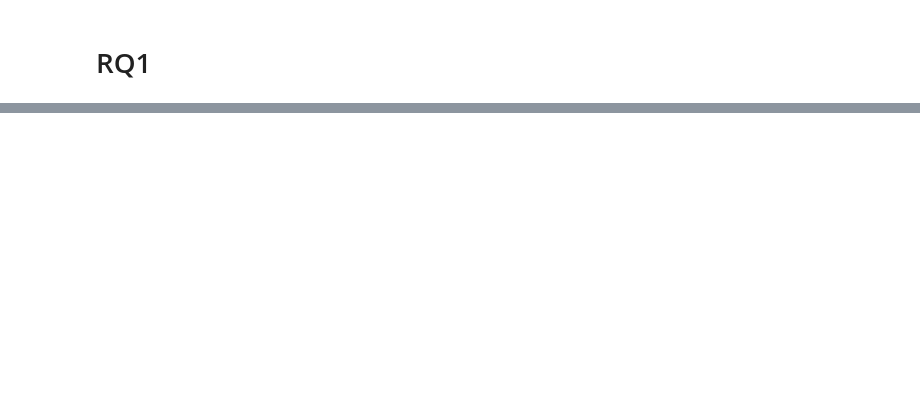
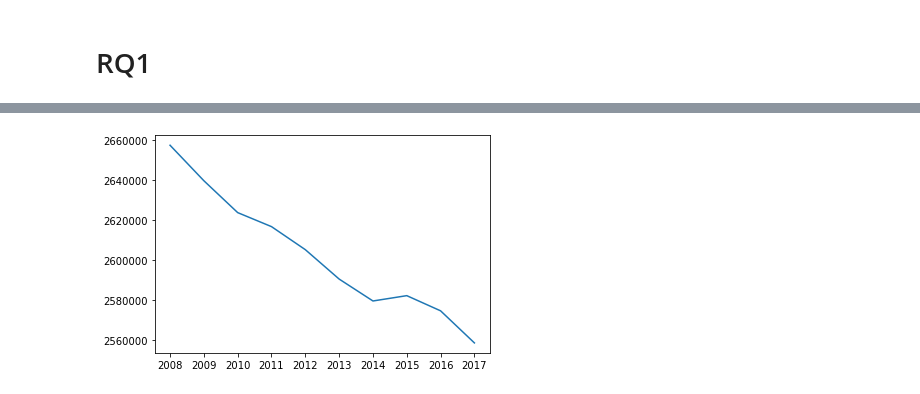
Before and after one commit to epfl-ada/ada-2021-project-hoja, a Jupyter notebook: Milestone_2.ipynb, the cells around one changed output, grey strips where cells are left out. Cells and saved outputs as stored; diff of their text form; code cells hidden in the pictures; blank space fills up the shorter version.

Commit message:
RQ2 plots

```diff
--- a/Milestone_2.ipynb
+++ b/Milestone_2.ipynb
@@ -162,0 +294,17 @@ deaths_by_category.plot_stacked_areas("Percentage deaths", "Percentage of deaths
+# %%
+def plot_ACTUAL_death_per_year(death_cause, df, x_label, y_label, title, year_list = [2008,2009,2010,2011,2012,2013,2014,2015,2016,2017]):
+
+  occurences = list()
+  for year in year_list:
+    occurences.append(df.loc[df['Year'] == year][death_cause].values)
+
+  plt.plot(year_list, occurences)
+  #plt.title(title + death_cause)
+  #plt.xlabel(x_label)
+  #plt.ylabel(y_label)
+  plt.xticks(year_list)
+  plt.show()
+# %%
+plot_ACTUAL_death_per_year("Lower_respiratory_infections", deaths_by_cause.df, "Year", "Number of occurences", "ACTUAL, ")
+# %% [output]
+[figure, added]
```
Also changed, not shown: parts of 18 cells of this notebook, 3 other files.
